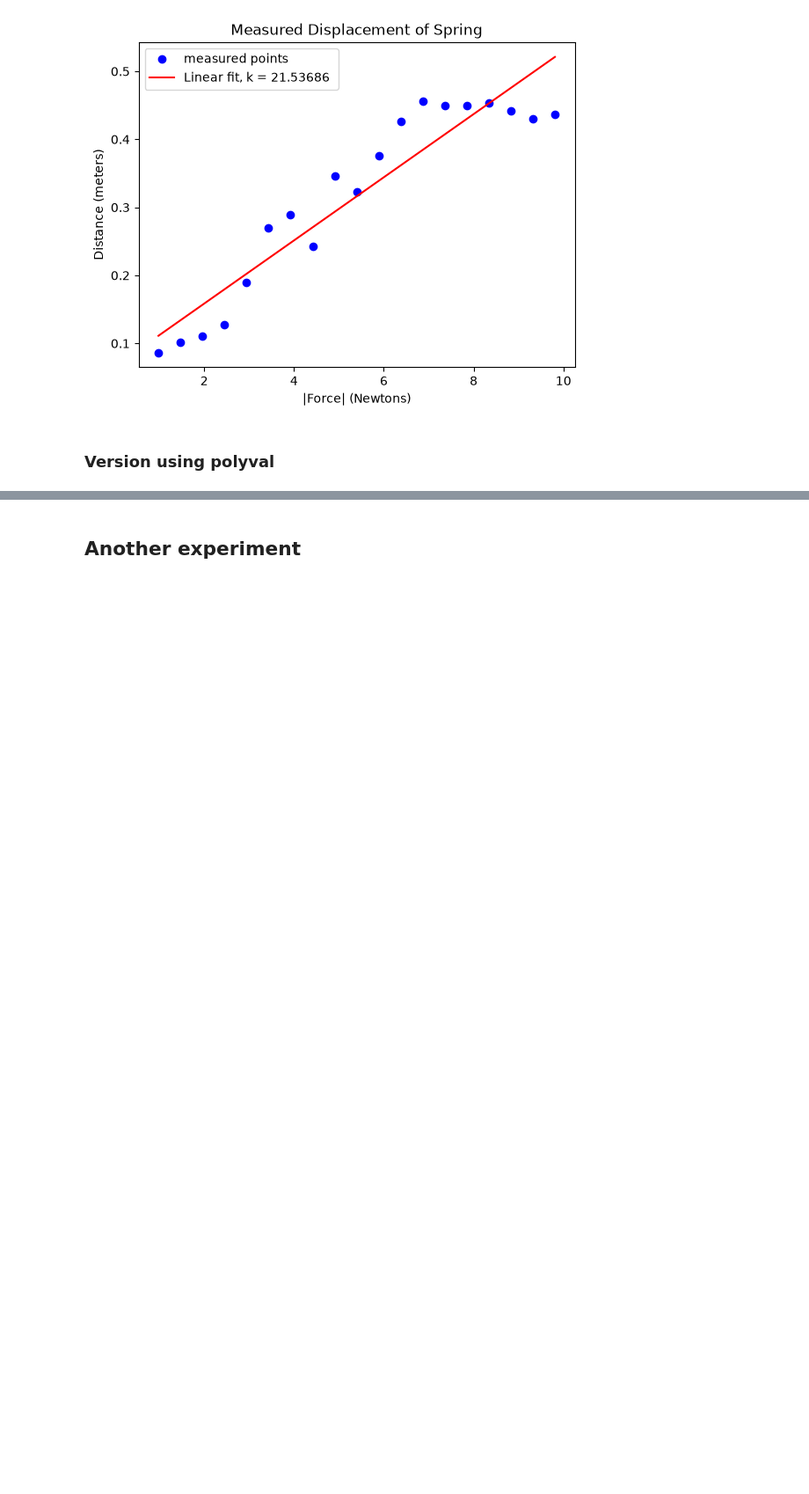
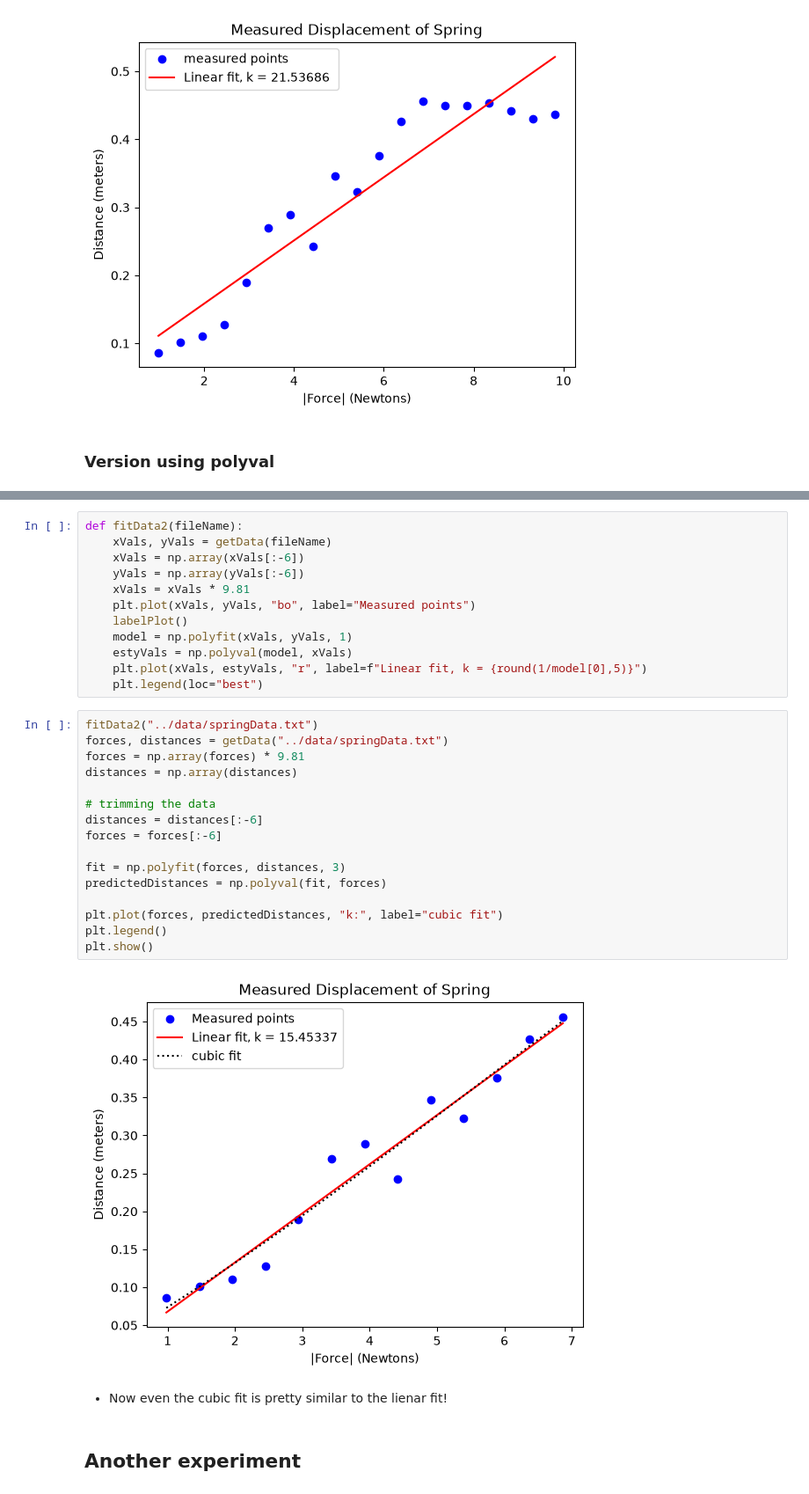
Before and after one commit to FerCorcuera/mit-datascience-6.0002, a Jupyter notebook: notes/9_Understanding_Experimental_Data.ipynb, the cells around one changed output, grey strips where cells are left out. Shown at 88% size. Cells and saved outputs as stored; diff of their text form; blank space fills up the shorter version.

```diff
--- a/notes/9_Understanding_Experimental_Data.ipynb
+++ b/notes/9_Understanding_Experimental_Data.ipynb
@@ -113,3 +147,35 @@ fitData1("../data/springData.txt")
+# %%
+def fitData2(fileName):
+    xVals, yVals = getData(fileName)
+    xVals = np.array(xVals[:-6])
+    yVals = np.array(yVals[:-6])
+    xVals = xVals * 9.81
+    plt.plot(xVals, yVals, "bo", label="Measured points")
+    labelPlot()
+    model = np.polyfit(xVals, yVals, 1)
+    estyVals = np.polyval(model, xVals)
+    plt.plot(xVals, estyVals, "r", label=f"Linear fit, k = {round(1/model[0],5)}")
+    plt.legend(loc="best")
+# %%
+fitData2("../data/springData.txt")
+forces, distances = getData("../data/springData.txt")
+forces = np.array(forces) * 9.81
+distances = np.array(distances)
+
+# trimming the data
+distances = distances[:-6]
+forces = forces[:-6]
+
+fit = np.polyfit(forces, distances, 3)
+predictedDistances = np.polyval(fit, forces)
+
+plt.plot(forces, predictedDistances, "k:", label="cubic fit")
+plt.legend()
+plt.show()
+# %% [output]
+[figure, added]
+# %% [markdown]
+- Now even the cubic fit is pretty similar to the lienar fit!
 # %% [markdown]
 ## Another experiment
 # %%
```
Also changed, not shown: parts of 7 cells of this notebook.
